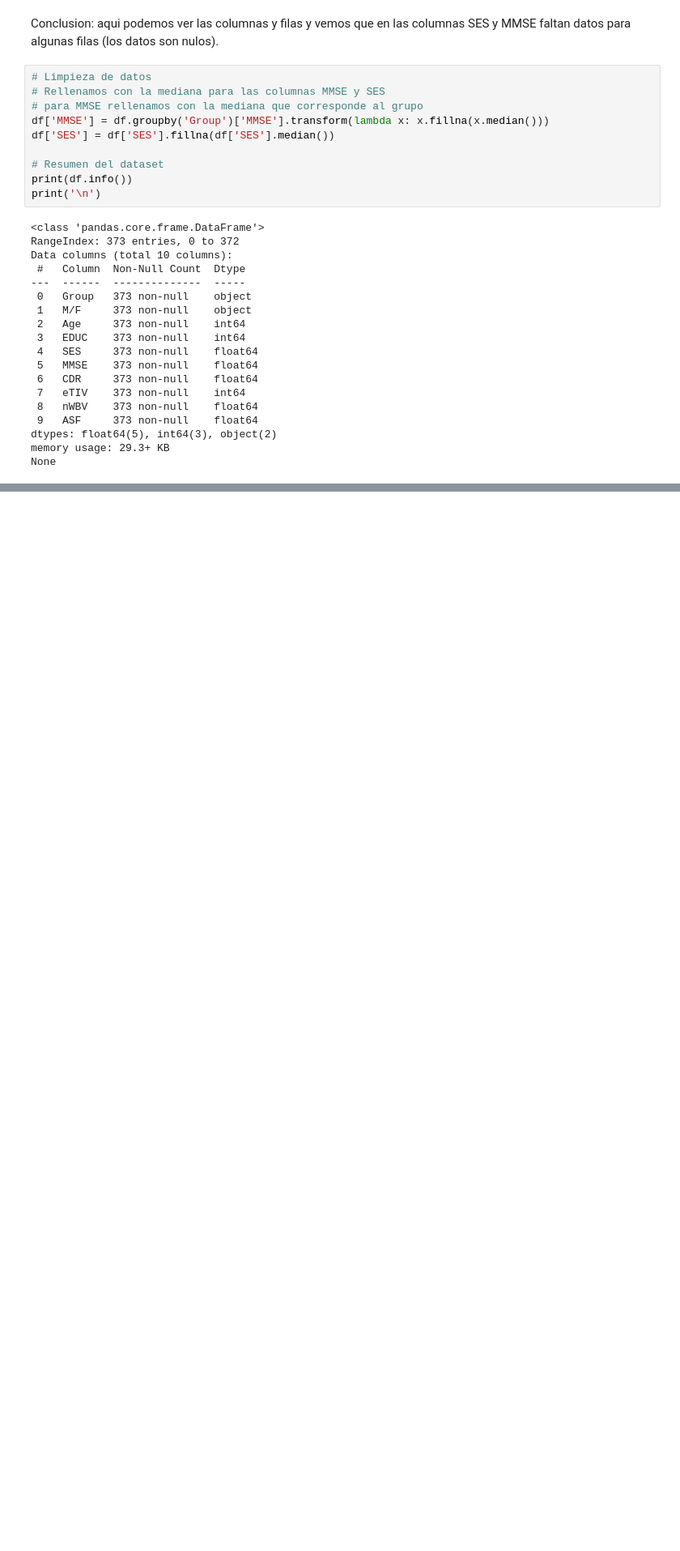
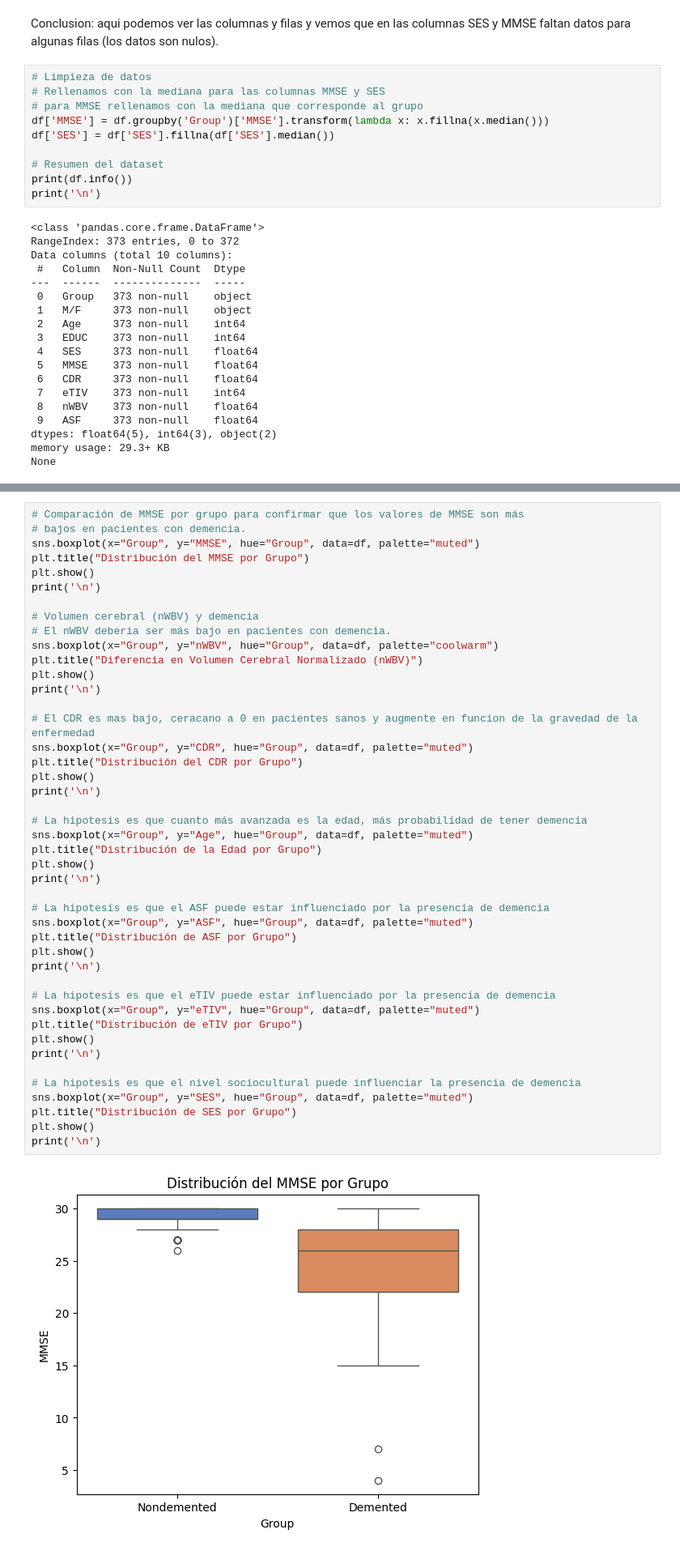
Before and after one commit to valllllll2000/data-mining-alzheimer, a Jupyter notebook: DataMiningAlzheimer.ipynb, the cells around one changed output, grey strips where cells are left out. Shown: that part at 81% size. Cells and saved outputs as stored; diff of their text form; blank space fills up the shorter version.

```diff
--- a/DataMiningAlzheimer.ipynb
+++ b/DataMiningAlzheimer.ipynb
@@ -386,2 +385,48 @@ nWBV       0.696
 ASF        1.184
 Name: 0, dtype: float64
+# %%
+# Comparación de MMSE por grupo para confirmar que los valores de MMSE son más
+# bajos en pacientes con demencia.
+sns.boxplot(x="Group", y="MMSE", hue="Group", data=df, palette="muted")
+plt.title("Distribución del MMSE por Grupo")
+plt.show()
+print('\n')
+
+# Volumen cerebral (nWBV) y demencia
+# El nWBV deberia ser más bajo en pacientes con demencia.
+sns.boxplot(x="Group", y="nWBV", hue="Group", data=df, palette="coolwarm")
+plt.title("Diferencia en Volumen Cerebral Normalizado (nWBV)")
+plt.show()
+print('\n')
+
+# El CDR es mas bajo, ceracano a 0 en pacientes sanos y augmente en funcion de la gravedad de la enfermedad
+sns.boxplot(x="Group", y="CDR", hue="Group", data=df, palette="muted")
+plt.title("Distribución del CDR por Grupo")
+plt.show()
+print('\n')
+
+# La hipotesis es que cuanto más avanzada es la edad, más probabilidad de tener demencia
+sns.boxplot(x="Group", y="Age", hue="Group", data=df, palette="muted")
+plt.title("Distribución de la Edad por Grupo")
+plt.show()
+print('\n')
+
+# La hipotesis es que el ASF puede estar influenciado por la presencia de demencia
+sns.boxplot(x="Group", y="ASF", hue="Group", data=df, palette="muted")
+plt.title("Distribución de ASF por Grupo")
+plt.show()
+print('\n')
+
+# La hipotesis es que el eTIV puede estar influenciado por la presencia de demencia
+sns.boxplot(x="Group", y="eTIV", hue="Group", data=df, palette="muted")
+plt.title("Distribución de eTIV por Grupo")
+plt.show()
+print('\n')
+
+# La hipotesis es que el nivel sociocultural puede influenciar la presencia de demencia
+sns.boxplot(x="Group", y="SES", hue="Group", data=df, palette="muted")
+plt.title("Distribución de SES por Grupo")
+plt.show()
+print('\n')
+# %% [output]
+[figure, added]
```
Also changed, not shown: parts of 19 cells of this notebook.
